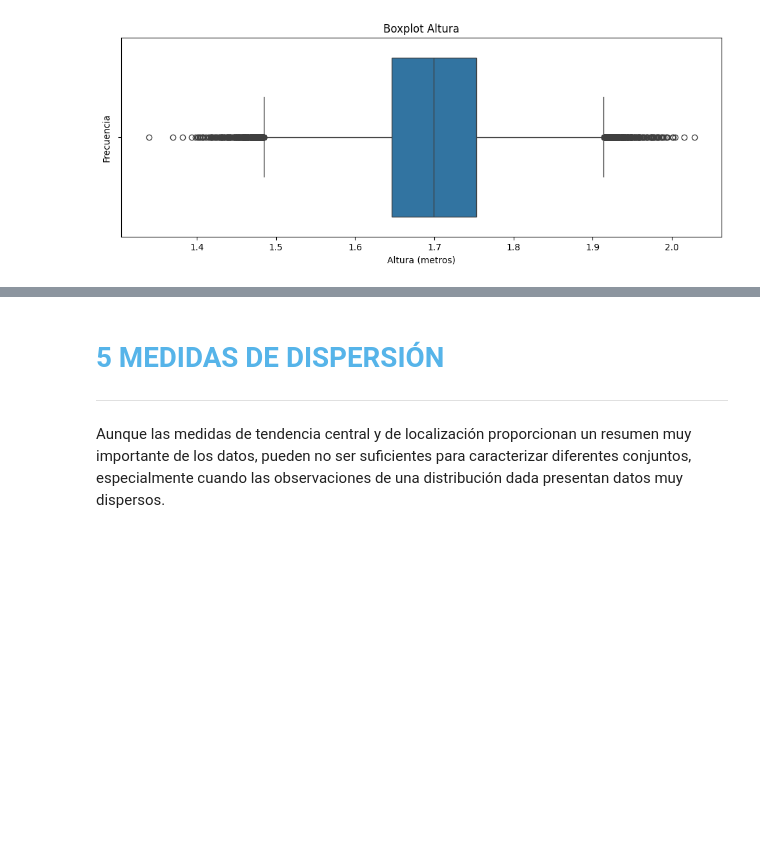
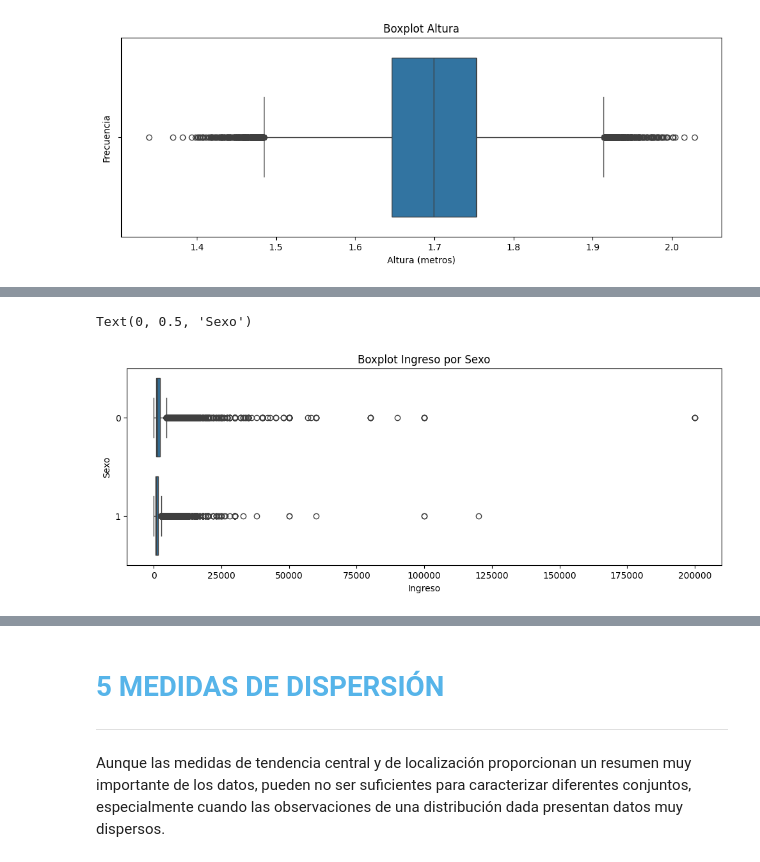
Before and after one commit to Hutch03/Portafolio, a Jupyter notebook: python-ciencia-datos/Estadística/Estadística_con_Python_1.ipynb, the cells around one changed output, grey strips where cells are left out. Cells and saved outputs as stored; diff of their text form; code cells hidden in the pictures; blank space fills up the shorter version.

```diff
--- a/python-ciencia-datos/Estadística/Estadística_con_Python_1.ipynb
+++ b/python-ciencia-datos/Estadística/Estadística_con_Python_1.ipynb
@@ -896,0 +897,10 @@ Text(0, 0.5, 'Frecuencia')
+# %%
+#Boxplot Variable Ingreso por sexo
+ax=sns.boxplot(x='Ingreso',y='Sexo',data=datos,orient='h')
+ax.figure.set_size_inches(12,4)
+ax.set_title('Boxplot Ingreso por Sexo')
+ax.set_xlabel('Ingreso')
+ax.set_ylabel('Sexo')
+# %% [output]
+Text(0, 0.5, 'Sexo')
+[figure, added]
```
Also changed, not shown: parts of 3 cells of this notebook.
